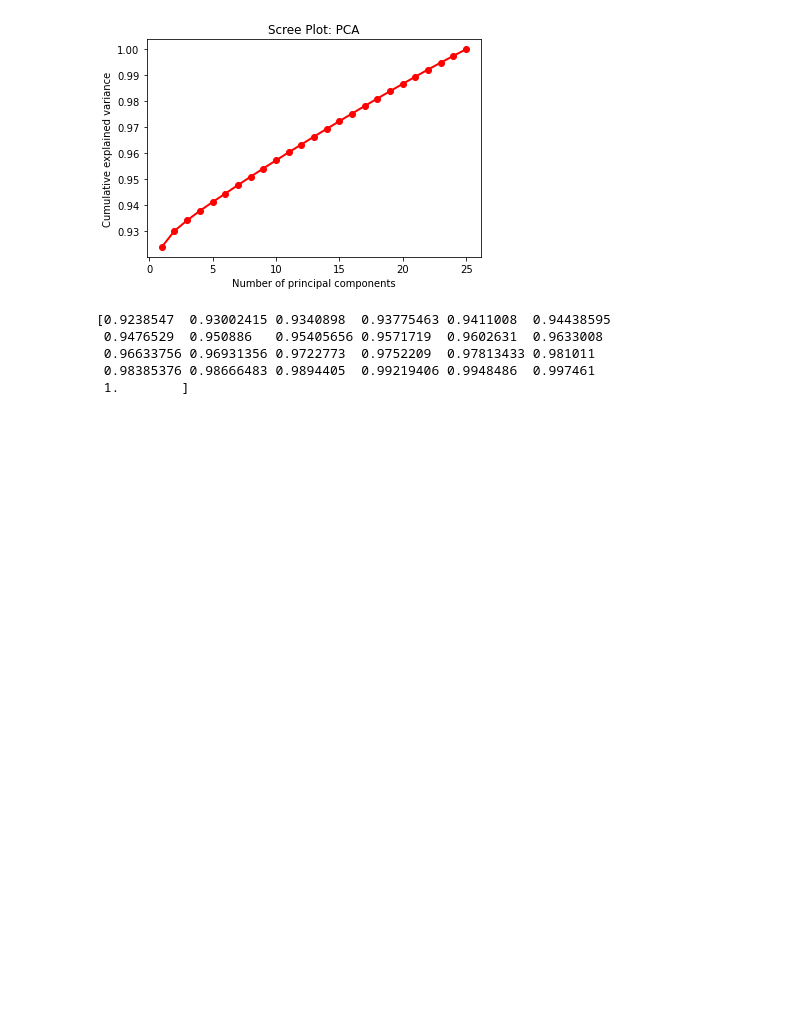
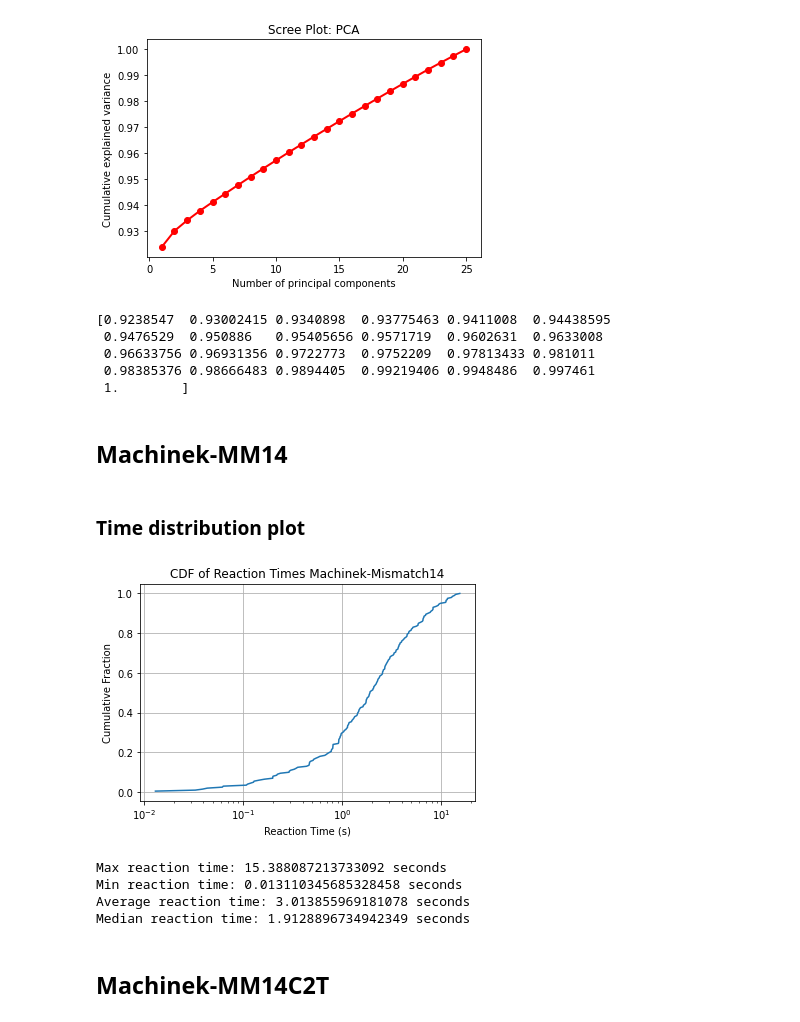
Before and after one commit to chenwei-zhang/ViDa, a Jupyter notebook: vida/threestrand_note_stats.ipynb, the cells around one changed output. Drawn from its saved outputs; the diff is of its cells as text; code cells hidden in the pictures; blank space fills up the shorter version.

```diff
--- a/vida/threestrand_note_stats.ipynb
+++ b/vida/threestrand_note_stats.ipynb
@@ -557,3 +417,20 @@ print(np.cumsum(cm.explained_variance_ratio_))
  0.96633756 0.96931356 0.9722773  0.9752209  0.97813433 0.981011
  0.98385376 0.98666483 0.9894405  0.99219406 0.9948486  0.997461
  1.        ]
+# %% [markdown]
+## Machinek-MM14
+# %% [markdown]
+### Time distribution plot
+# %%
+datafile = 'Machinek-Mismatch14'
+rxnTimes, ids = loadTimeData(datafile)
+# %%
+timeCDF(datafile, rxnTimes)
+# %% [output]
+[figure, added]
+Max reaction time: 15.388087213733092 seconds
+Min reaction time: 0.013110345685328458 seconds
+Average reaction time: 3.013855969181078 seconds
+Median reaction time: 1.9128896734942349 seconds
+# %% [markdown]
+## Machinek-MM14C2T
```
Also changed, not shown: parts of 40 cells of this notebook, 6 other files.
